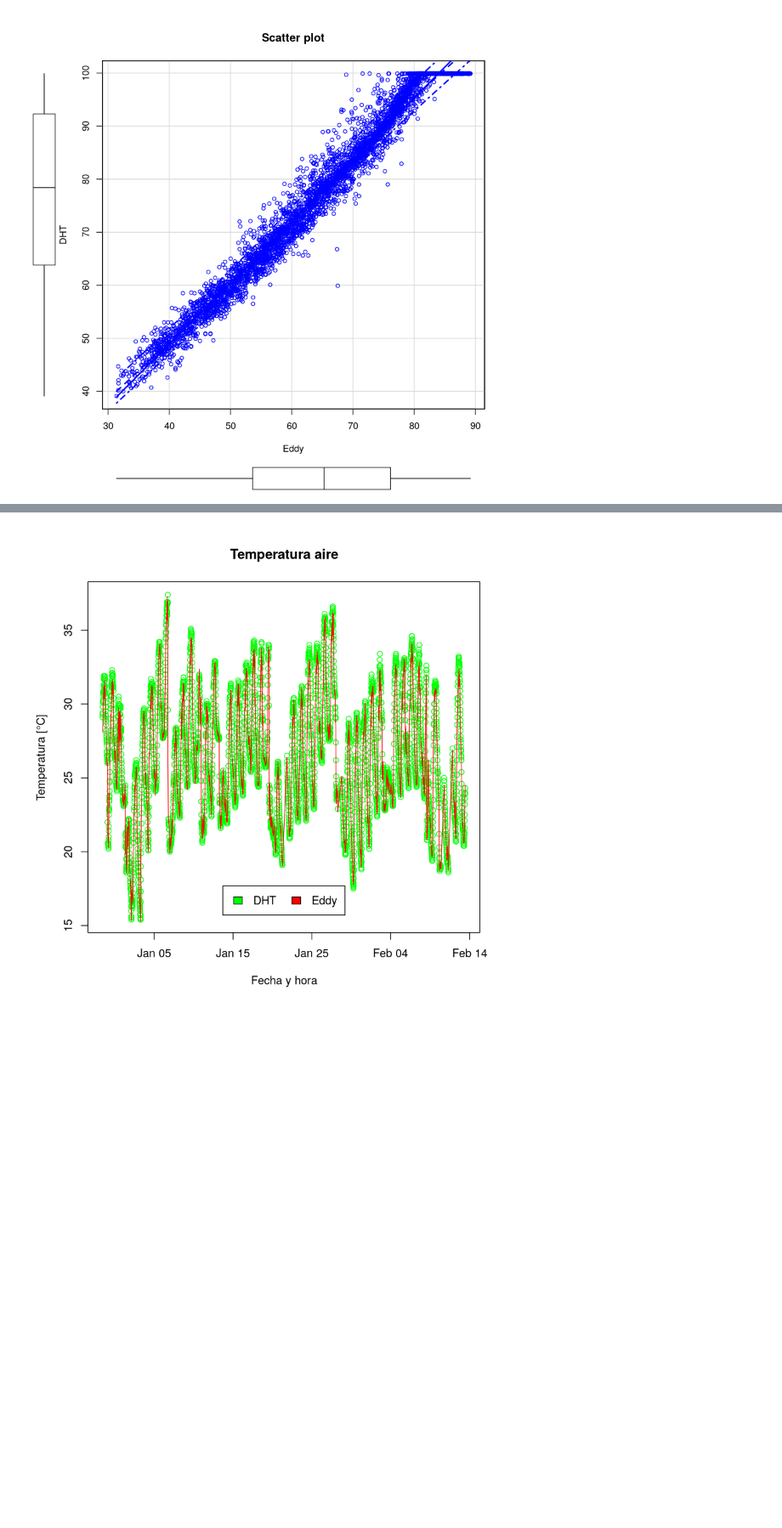
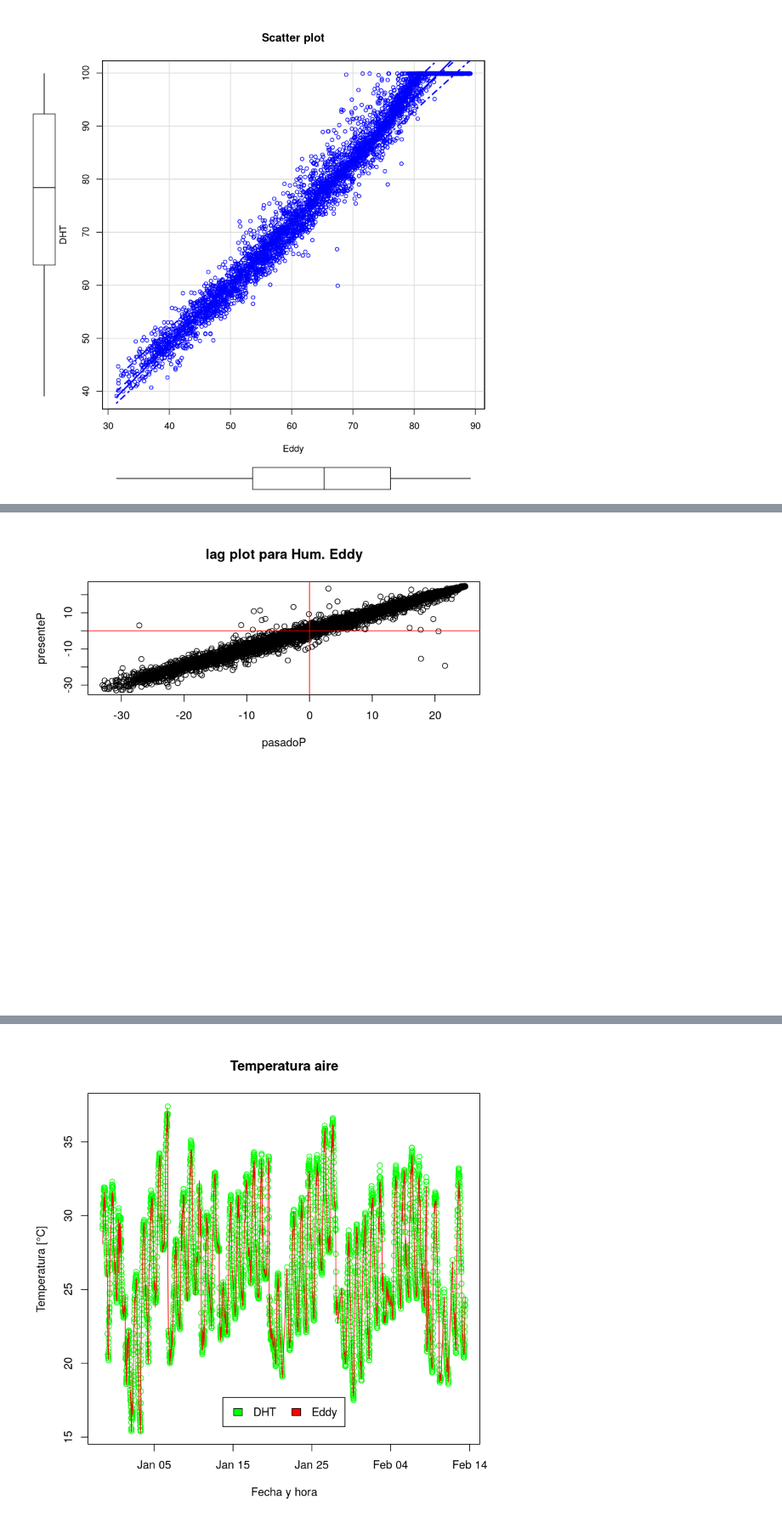
Before and after one commit to emilopez/intro-R, a Jupyter notebook: tp-final/tf.ipynb, the cells around one changed output, grey strips where cells are left out. Shown at 85% size. Cells and saved outputs as stored; diff of their text form; code cells hidden in the pictures; blank space fills up the shorter version.

```diff
--- a/tp-final/tf.ipynb
+++ b/tp-final/tf.ipynb
@@ -288,0 +340,11 @@ scatterplot(Humedad.DHT ~ Humedad.Eddy, data=datosHT, xlab="Eddy", ylab="DHT", m
+# %%
+nP = length(Humedad.Eddy)
+par(mfrow = c(2,1))
+resP = Humedad.Eddy-mean(Humedad.Eddy)
+pasadoP = resP[-nP]
+presenteP = resP[-1]
+plot(presenteP~pasadoP, main = 'lag plot para Hum. Eddy')
+# agrego los ejes
+abline(h = 0, v = 0,col='red')
+# %% [output]
+[figure, added]
```
Also changed, not shown: parts of 35 cells of this notebook, 5 other files.
